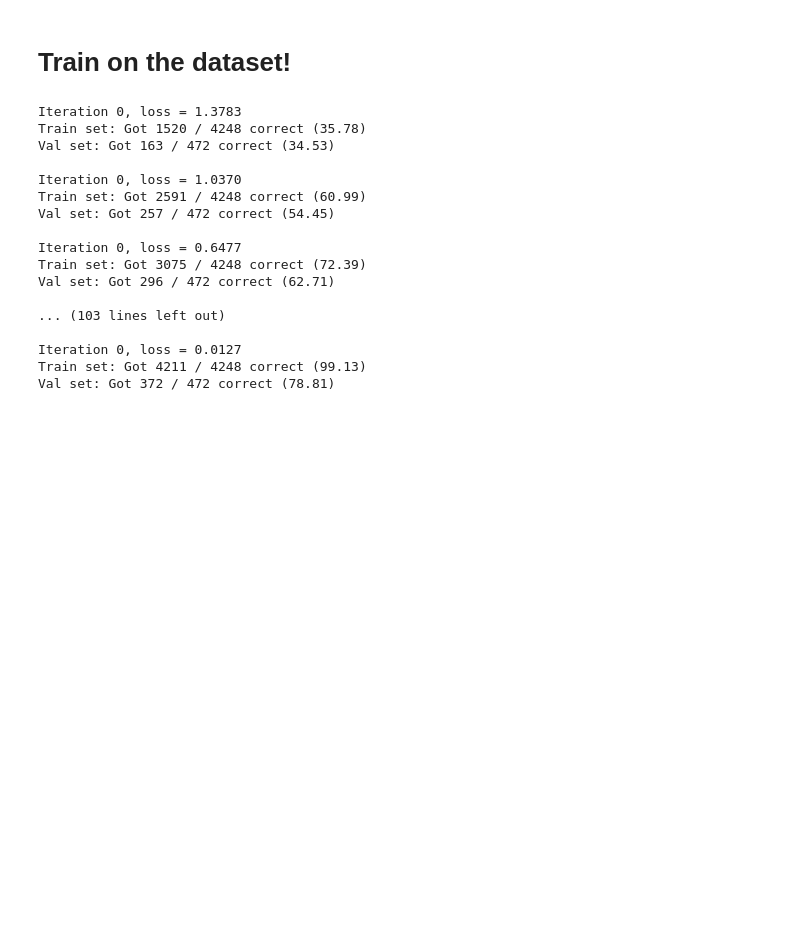
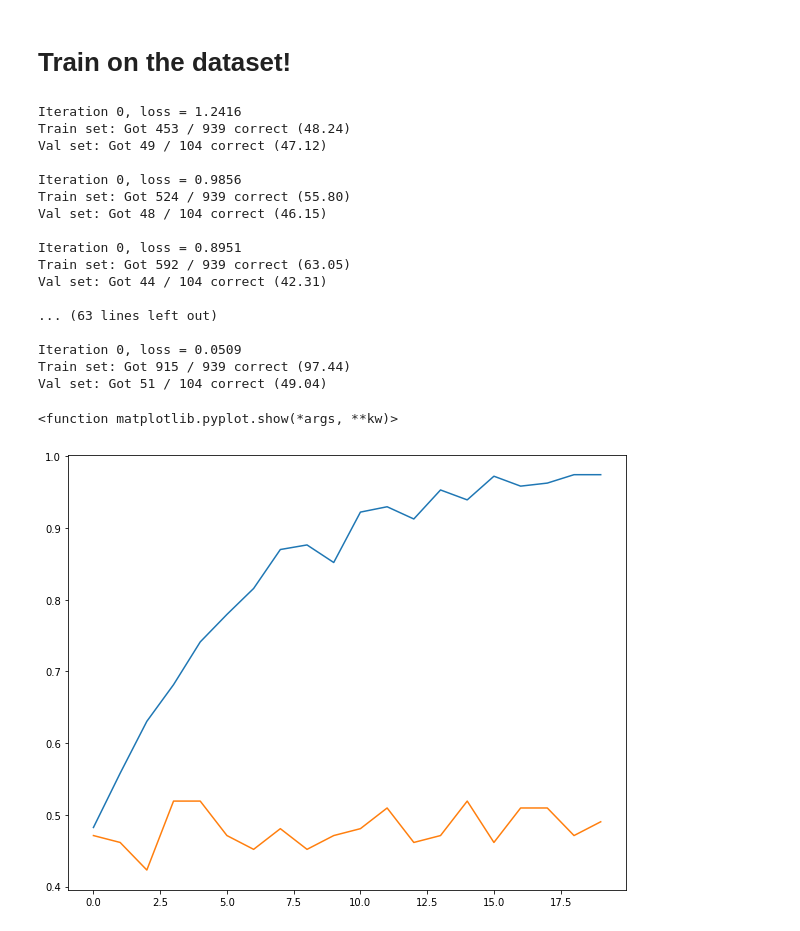
Before and after one commit to bbukaty/CoNBot, a Jupyter notebook: behavioralCloning.ipynb, the cells around one changed output. Cells and saved outputs as stored; diff of their text form; code cells hidden in the pictures; blank space fills up the shorter version.

Commit message:
renamed a few things, tweaks for bard, plot losses

```diff
--- a/behavioralCloning.ipynb
+++ b/behavioralCloning.ipynb
@@ -71,8 +71,8 @@ image_transform = transforms.Compose([
 #     transforms.Normalize(channel_means, channel_stds)
 ])
 
-dataset = datasets.DatasetFolder(root='classes/numpy', extensions=['npy'], loader=np.load, transform=image_transform)
-# train_dataset = datasets.ImageFolder(root='classes/images', transform=image_transform)
+dataset = datasets.DatasetFolder(root='classes/normalized', extensions=['npy'], loader=np.load, transform=image_transform)
+# train_dataset = datasets.ImageFolder(root='classes/downscaled', transform=image_transform)
 num_train = len(dataset)
 print("Training set has {} examples.".format(num_train))
 
@@ -154,6 +152,7 @@ def check_model_accuracy(loader, model, name):
             num_samples += preds.size(0)
         acc = float(num_correct) / num_samples
         print('%s set: Got %d / %d correct (%.2f)' % (name, num_correct, num_samples, 100 * acc))
+    return acc
 # %%
 def train_model(model, optimizer, epochs=1):
     """
@@ -166,6 +165,7 @@ def train_model(model, optimizer, epochs=1):
 
     Returns: Nothing, but prints model accuracies during training.
     """
+    train_losses, val_losses = [], []
     model = model.to(device=device)  # move the model parameters to CPU/GPU
     for e in range(epochs):
         for t, (x, y) in enumerate(train_loader):
@@ -190,9 +190,10 @@ def train_model(model, optimizer, epochs=1):
 
             if t % print_every == 0:
                 print('Iteration %d, loss = %.4f' % (t, loss.item()))
-                check_model_accuracy(train_loader, model, 'Train')
-                check_model_accuracy(val_loader, model, 'Val')
+                train_losses.append(check_model_accuracy(train_loader, model, 'Train'))
+                val_losses.append(check_model_accuracy(val_loader, model, 'Val'))
                 print()
+    return (train_losses, val_losses)
 # %% [markdown]
 # Define model
 # %%
@@ -223,22 +224,29 @@ optimizer = optim.Adam(model.parameters())
 # %% [markdown]
 # Train on the dataset!
 # %%
-train_model(model, optimizer, epochs=30)
+train_losses, val_losses = train_model(model, optimizer, epochs=20)
 # %% [output]
-Iteration 0, loss = 1.3783
-Train set: Got 1520 / 4248 correct (35.78)
-Val set: Got 163 / 472 correct (34.53)
+Iteration 0, loss = 1.2416
+Train set: Got 453 / 939 correct (48.24)
+Val set: Got 49 / 104 correct (47.12)
 
-Iteration 0, loss = 1.0370
-Train set: Got 2591 / 4248 correct (60.99)
-Val set: Got 257 / 472 correct (54.45)
+Iteration 0, loss = 0.9856
+Train set: Got 524 / 939 correct (55.80)
+Val set: Got 48 / 104 correct (46.15)
 
-Iteration 0, loss = 0.6477
-Train set: Got 3075 / 4248 correct (72.39)
-Val set: Got 296 / 472 correct (62.71)
+Iteration 0, loss = 0.8951
+Train set: Got 592 / 939 correct (63.05)
+Val set: Got 44 / 104 correct (42.31)
 
-... (103 lines left out)
+... (63 lines left out)
 
-Iteration 0, loss = 0.0127
-Train set: Got 4211 / 4248 correct (99.13)
-Val set: Got 372 / 472 correct (78.81)
+Iteration 0, loss = 0.0509
+Train set: Got 915 / 939 correct (97.44)
+Val set: Got 51 / 104 correct (49.04)
+# %%
+plt.plot(train_losses)
+plt.plot(val_losses)
+plt.show
+# %% [output]
+<function matplotlib.pyplot.show(*args, **kw)>
+[figure, added]
```
Also changed, not shown: parts of 5 cells of this notebook, 4 other files.
